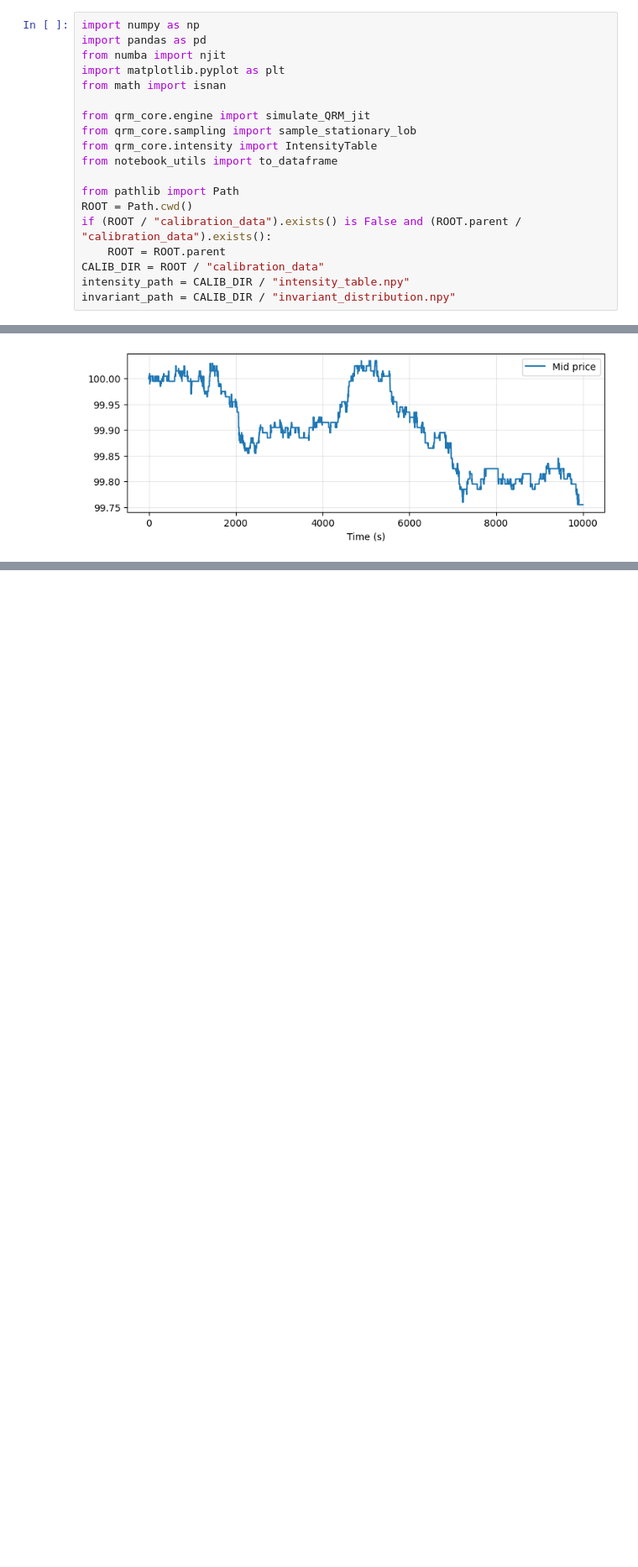
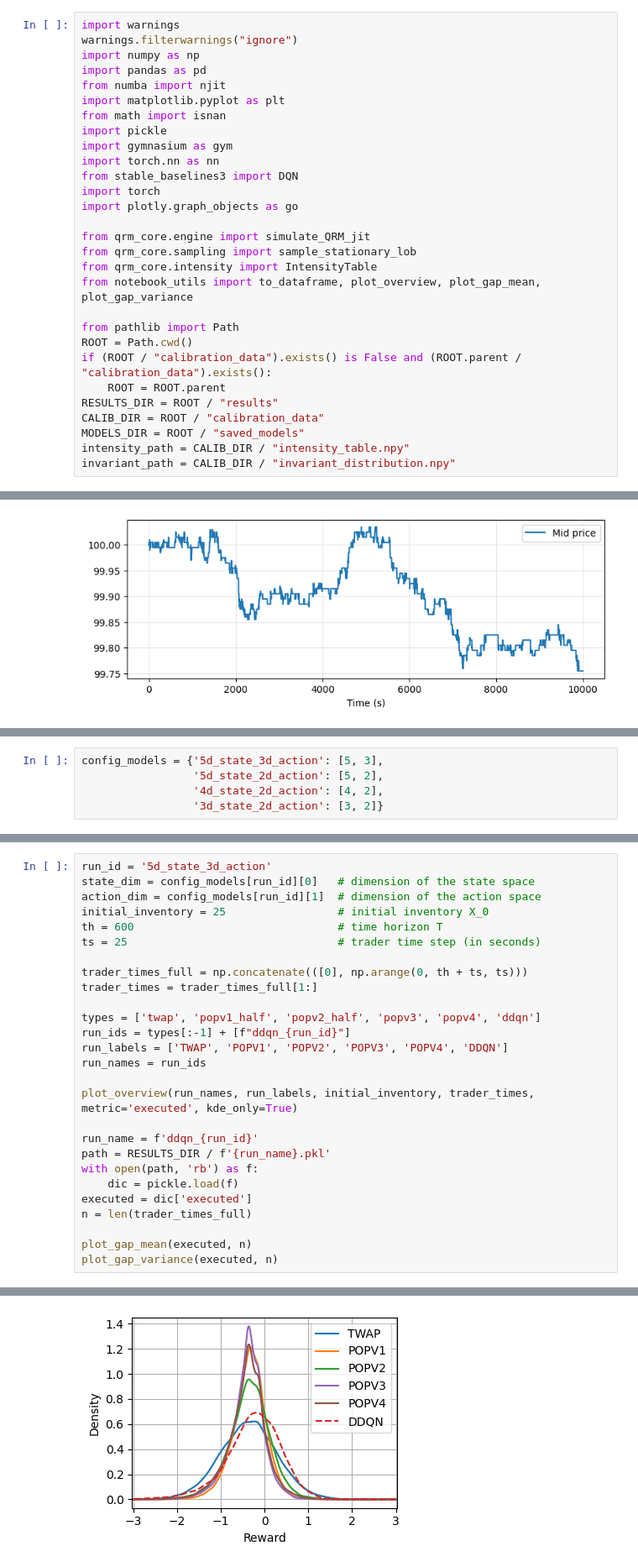
Before and after one commit to TomasEspana/qrm_optimal_execution, a Jupyter notebook: notebooks/main.ipynb, the cells around one changed output, grey strips where cells are left out. Shown at 84% size. Cells and saved outputs as stored; diff of their text form; blank space fills up the shorter version.

Commit message:
load weights & results and update main.ipynb

```diff
--- a/notebooks/main.ipynb
+++ b/notebooks/main.ipynb
@@ -1,20 +1,30 @@
 # %%
+import warnings
+warnings.filterwarnings("ignore")
 import numpy as np
 import pandas as pd
 from numba import njit
 import matplotlib.pyplot as plt
 from math import isnan
+import pickle
+import gymnasium as gym
+import torch.nn as nn
+from stable_baselines3 import DQN
+import torch
+import plotly.graph_objects as go
 
 from qrm_core.engine import simulate_QRM_jit
 from qrm_core.sampling import sample_stationary_lob
 from qrm_core.intensity import IntensityTable
-from notebook_utils import to_dataframe
+from notebook_utils import to_dataframe, plot_overview, plot_gap_mean, plot_gap_variance
 
 from pathlib import Path
 ROOT = Path.cwd()
 if (ROOT / "calibration_data").exists() is False and (ROOT.parent / "calibration_data").exists():
     ROOT = ROOT.parent
+RESULTS_DIR = ROOT / "results"
 CALIB_DIR = ROOT / "calibration_data"
+MODELS_DIR = ROOT / "saved_models"
 intensity_path = CALIB_DIR / "intensity_table.npy"
 invariant_path = CALIB_DIR / "invariant_distribution.npy"
 # %% [markdown]
@@ -122,0 +139,5 @@ plt.xlabel('Time (s)');
+# %%
+config_models = {'5d_state_3d_action': [5, 3],
+                 '5d_state_2d_action': [5, 2],
+                 '4d_state_2d_action': [4, 2],
+                 '3d_state_2d_action': [3, 2]}
@@ -122,0 +152,28 @@ plt.xlabel('Time (s)');
+# %%
+run_id = '5d_state_3d_action'
+state_dim = config_models[run_id][0]   # dimension of the state space
+action_dim = config_models[run_id][1]  # dimension of the action space
+initial_inventory = 25                 # initial inventory X_0
+th = 600                               # time horizon T
+ts = 25                                # trader time step (in seconds)
+
+trader_times_full = np.concatenate(([0], np.arange(0, th + ts, ts)))
+trader_times = trader_times_full[1:]
+
+types = ['twap', 'popv1_half', 'popv2_half', 'popv3', 'popv4', 'ddqn']
+run_ids = types[:-1] + [f"ddqn_{run_id}"]
+run_labels = ['TWAP', 'POPV1', 'POPV2', 'POPV3', 'POPV4', 'DDQN']
+run_names = run_ids
+
+plot_overview(run_names, run_labels, initial_inventory, trader_times, metric='executed', kde_only=True)
+
+run_name = f'ddqn_{run_id}'
+path = RESULTS_DIR / f'{run_name}.pkl'
+with open(path, 'rb') as f:
+    dic = pickle.load(f)
+executed = dic['executed']
+n = len(trader_times_full)
+
+plot_gap_mean(executed, n)
+plot_gap_variance(executed, n)
+# %% [output]
@@ -122,0 +197 @@ plt.xlabel('Time (s)');
+[figure, added]
```
Also changed, not shown: parts of 7 cells of this notebook, 25 other files.
